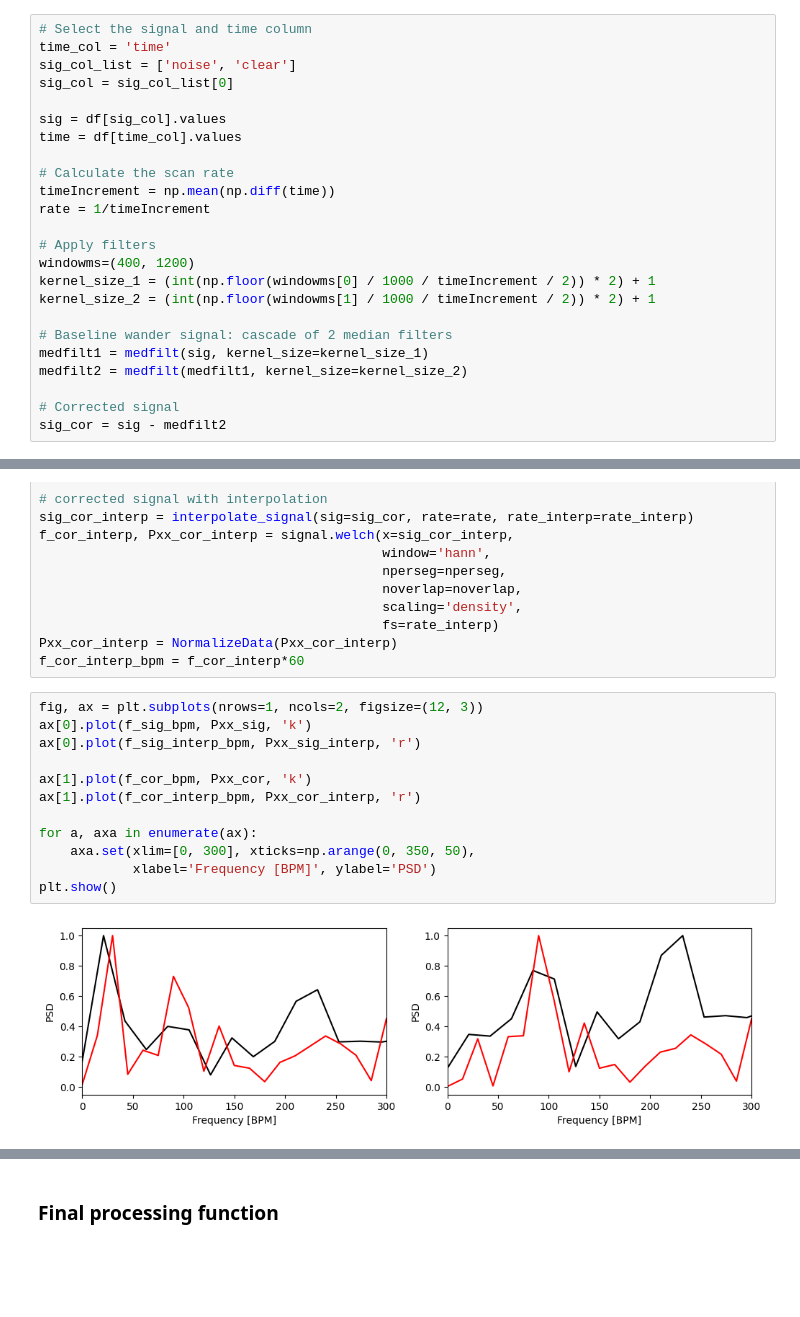
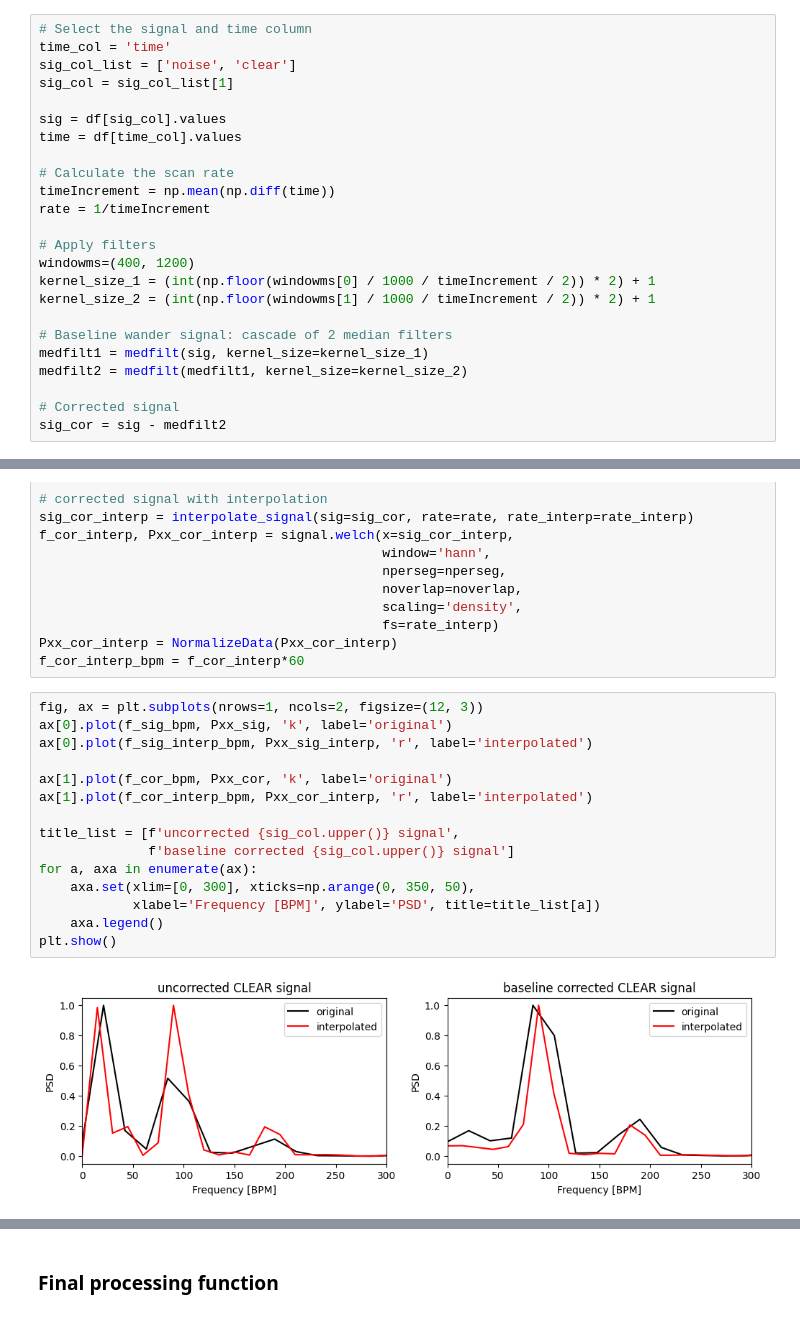
Before and after one commit to awerdich/project, a Jupyter notebook: heartrate.ipynb, the cells around one changed output, grey strips where cells are left out. Drawn from its saved outputs; the diff is of its cells as text; blank space fills up the shorter version.

```diff
--- a/heartrate.ipynb
+++ b/heartrate.ipynb
@@ -35,7 +35,7 @@ display(df.head())
 # Select the signal and time column
 time_col = 'time'
 sig_col_list = ['noise', 'clear']
-sig_col = sig_col_list[0]
+sig_col = sig_col_list[1]
 
 sig = df[sig_col].values
 time = df[time_col].values
@@ -147,18 +147,21 @@ Pxx_cor_interp = NormalizeData(Pxx_cor_interp)
 f_cor_interp_bpm = f_cor_interp*60
 # %%
 fig, ax = plt.subplots(nrows=1, ncols=2, figsize=(12, 3))
-ax[0].plot(f_sig_bpm, Pxx_sig, 'k')
-ax[0].plot(f_sig_interp_bpm, Pxx_sig_interp, 'r')
+ax[0].plot(f_sig_bpm, Pxx_sig, 'k', label='original')
+ax[0].plot(f_sig_interp_bpm, Pxx_sig_interp, 'r', label='interpolated')
 
-ax[1].plot(f_cor_bpm, Pxx_cor, 'k')
-ax[1].plot(f_cor_interp_bpm, Pxx_cor_interp, 'r')
+ax[1].plot(f_cor_bpm, Pxx_cor, 'k', label='original')
+ax[1].plot(f_cor_interp_bpm, Pxx_cor_interp, 'r', label='interpolated')
 
+title_list = [f'uncorrected {sig_col.upper()} signal',
+              f'baseline corrected {sig_col.upper()} signal']
 for a, axa in enumerate(ax):
     axa.set(xlim=[0, 300], xticks=np.arange(0, 350, 50),
-            xlabel='Frequency [BPM]', ylabel='PSD')
+            xlabel='Frequency [BPM]', ylabel='PSD', title=title_list[a])
+    axa.legend()
 plt.show()
 # %% [output]
-[figure, old version]
+[figure, new version]
 # %%
 fig, ax = plt.subplots(figsize=(6, 3))
 ax.plot(f_sig_interp_bpm, Pxx_sig_interp, 'k', label='uncorrected')
```
Also changed, not shown: parts of 3 cells of this notebook.
